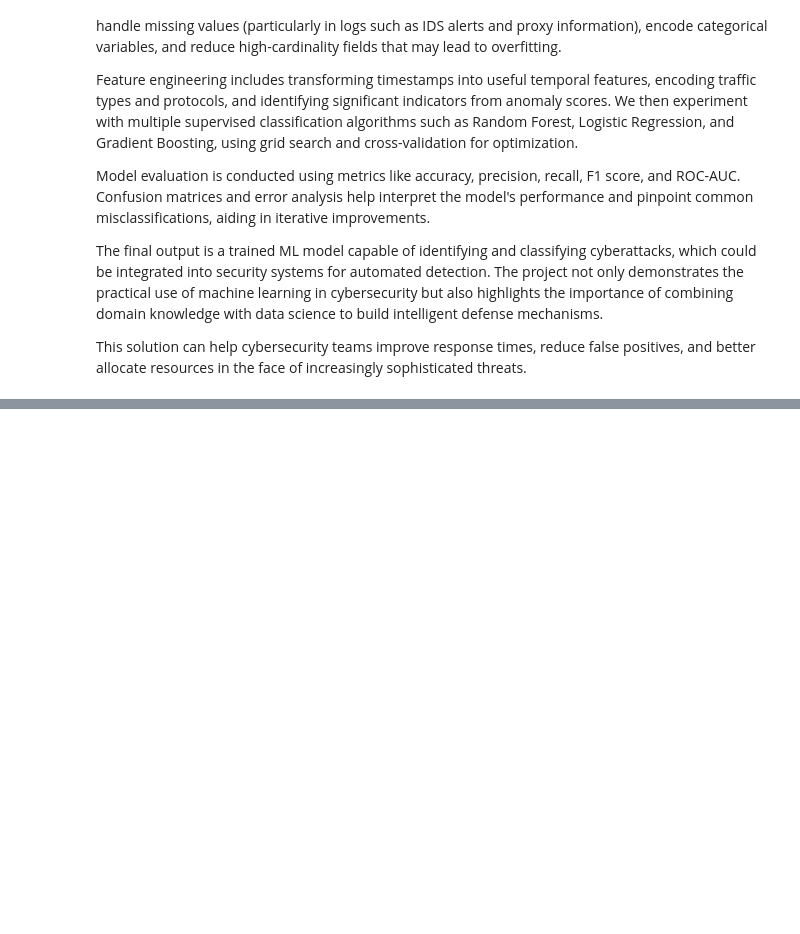
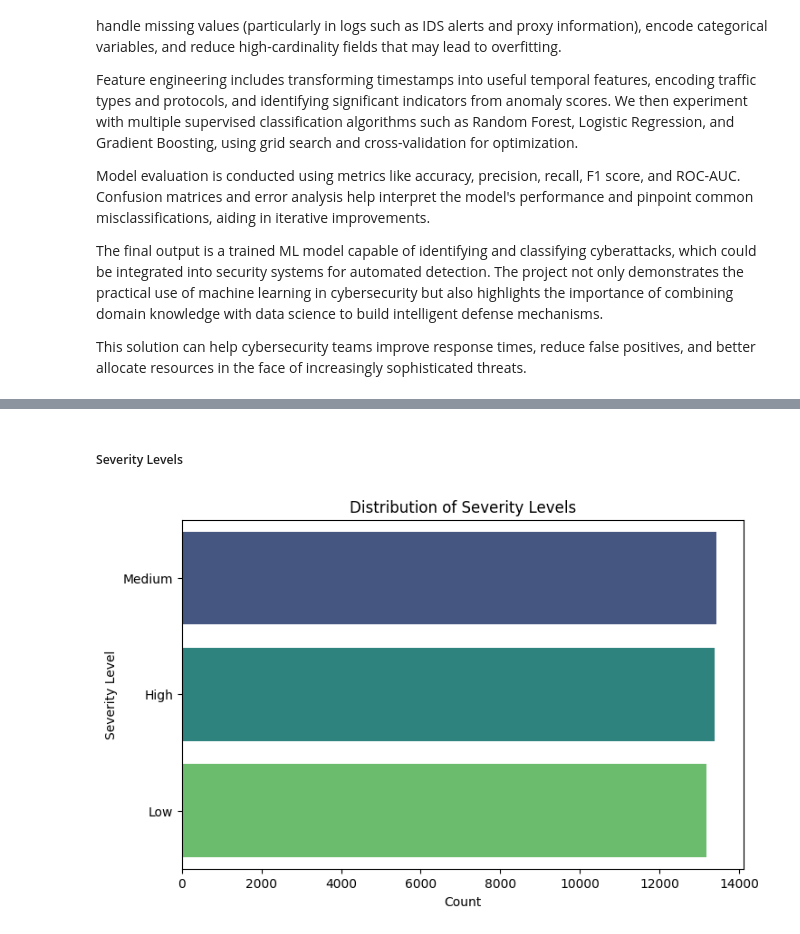
Before and after one commit to aminayusif/Intrudex, a Jupyter notebook: CyberGuard_Machine_Learning_for_Cyberattack_Detection_and_Classification.ipynb, the cells around one changed output, grey strips where cells are left out. Saved outputs shown, nothing was run; the diff lists cells and outputs as text; code cells hidden in the pictures; blank space fills up the shorter version.

```diff
--- a/CyberGuard_Machine_Learning_for_Cyberattack_Detection_and_Classification.ipynb
+++ b/CyberGuard_Machine_Learning_for_Cyberattack_Detection_and_Classification.ipynb
@@ -18,0 +186,11 @@ This solution can help cybersecurity teams improve response times, reduce false
+# %% [markdown]
+ ##### Severity Levels
+# %%
+plt.figure(figsize=(8, 5))
+sns.countplot(data=data, y='Severity Level', order=data['Severity Level'].value_counts().index, palette='viridis')
+plt.title('Distribution of Severity Levels')
+plt.xlabel('Count')
+plt.ylabel('Severity Level')
+plt.show()
+# %% [output]
+[figure, added]
```
Also changed, not shown: parts of 37 cells of this notebook.
